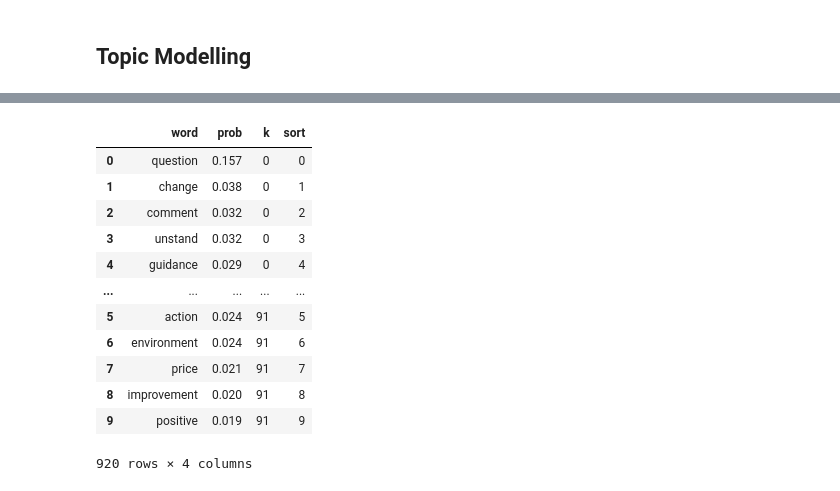
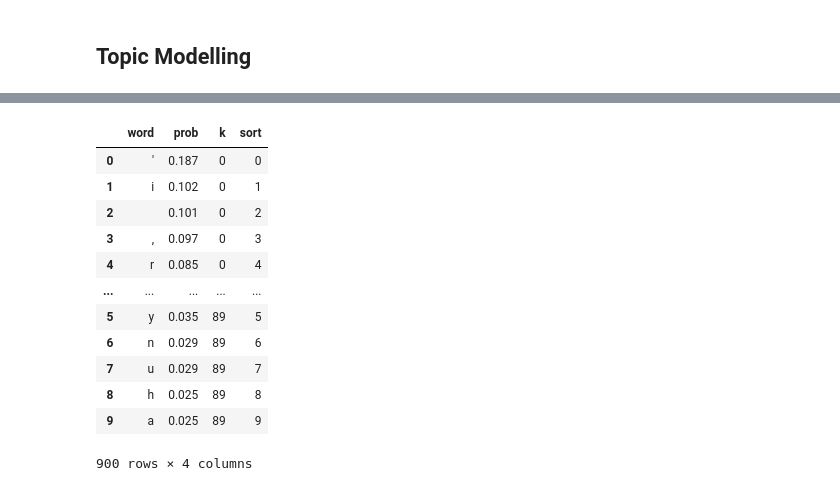
Before and after one commit to BoE-ARP-Bayes-MSc-BA/BoE_ARP_test02, a Jupyter notebook: main_model.ipynb, the cells around one changed output, grey strips where cells are left out. Cells and saved outputs as stored; diff of their text form; code cells hidden in the pictures.

```diff
--- a/main_model.ipynb
+++ b/main_model.ipynb
@@ -622,6 +631,6 @@ word_fr
 # %%
 # remove 20 most frequent words which is known in this context
-word_list = word_fr.head(20)['word'].to_list()
+word_list = word_fr.head(80)['word'].to_list()
 mdy_list, tmp=[],[]
 for review in docs_tokens:
     for word in review:
@@ -697,45 +706,45 @@ plt.show()
 # %%
 # Hence, we train our best fit model.
 # 所以，我們訓練我們的最佳模型。
-best_mdl = tp.LDAModel(k=92, corpus=corpus)
+best_mdl = tp.LDAModel(k=90, corpus=corpus)
 for i in range(0, 100, 10):
     best_mdl.train(10)
     # print("Iteration: {}\tLog-likelihood: {}".format(i, best_mdl.ll_per_word))
 # Using the ‘get_topic_words’ attribute,
 # we retrieve the topic-to-word probabilities,
 # a key outcome of topic modeling. The estimated probabilities are arranged into a Pandas DF.
 # 使用“get_topic_words”屬性，我們可以取得主題到詞彙概率的預測，這是主題建模的一個重要結果。
 wt = pd.DataFrame()
 for k in range(best_mdl.k):
     words, probs = [], []
     for word, prob in best_mdl.get_topic_words(k):
         words.append(word)
         probs.append(prob)
     tmp = pd.DataFrame(
         {
             "word": words,
             "prob": np.round(probs, 3),
             "k": np.repeat(k, len(words)),
             "sort": np.arange(0, len(words)),
         }
     )
     wt = pd.concat([wt, tmp], ignore_index=False)
     del tmp
 wt #.head(1).T
 # %% [output]
 |  | word | prob | k | sort |
-| 0 | question | 0.157 | 0 | 0 |
-| 1 | change | 0.038 | 0 | 1 |
-| 2 | comment | 0.032 | 0 | 2 |
-| 3 | unstand | 0.032 | 0 | 3 |
-| 4 | guidance | 0.029 | 0 | 4 |
+| 0 | ' | 0.187 | 0 | 0 |
+| 1 | i | 0.102 | 0 | 1 |
+| 2 |  | 0.101 | 0 | 2 |
+| 3 | , | 0.097 | 0 | 3 |
+| 4 | r | 0.085 | 0 | 4 |
 | ... | ... | ... | ... | ... |
-| 5 | action | 0.024 | 91 | 5 |
-| 6 | environment | 0.024 | 91 | 6 |
-| 7 | price | 0.021 | 91 | 7 |
-| 8 | improvement | 0.020 | 91 | 8 |
-| 9 | positive | 0.019 | 91 | 9 |
+| 5 | y | 0.035 | 89 | 5 |
+| 6 | n | 0.029 | 89 | 6 |
+| 7 | u | 0.029 | 89 | 7 |
+| 8 | h | 0.025 | 89 | 8 |
+| 9 | a | 0.025 | 89 | 9 |
-920 rows × 4 columns
+900 rows × 4 columns
 # %%
 td = pd.DataFrame(
     np.stack([doc.get_topic_dist() for doc in best_mdl.docs]),
```
Also changed, not shown: parts of 10 cells of this notebook.
